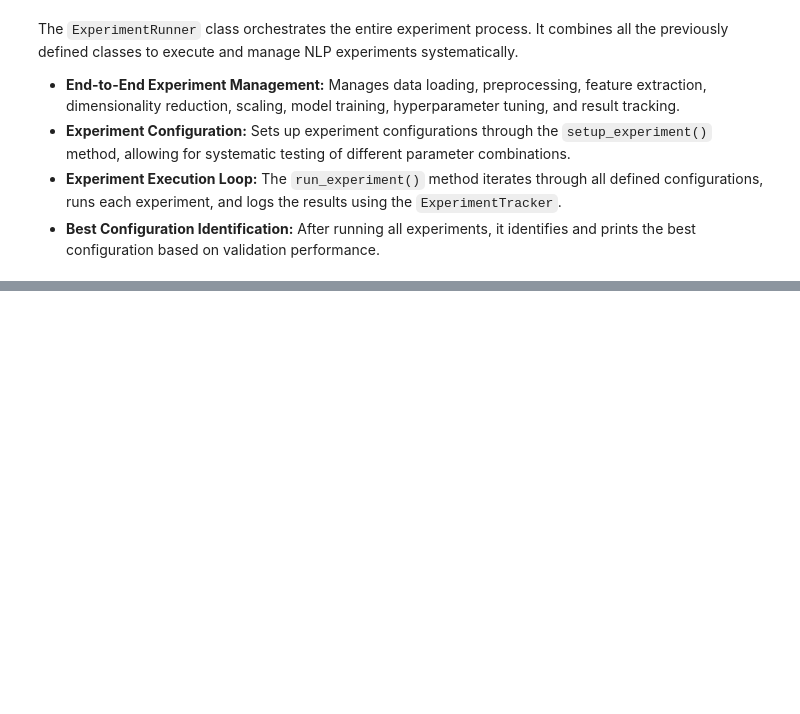
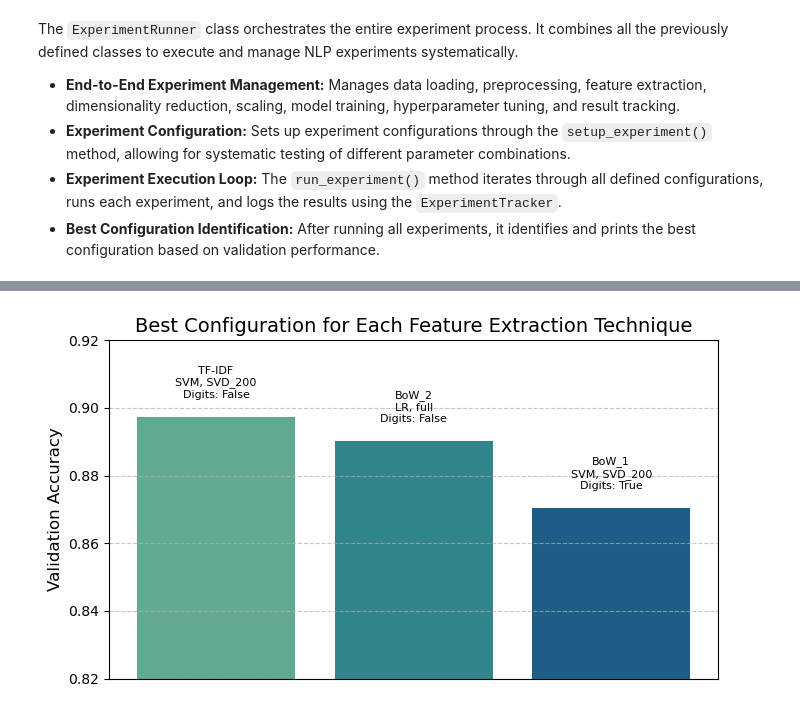
Before and after one commit to franciscopana/M.IA_Natural-Language-Processing, a Jupyter notebook: main.ipynb, the cells around one changed output, grey strips where cells are left out. Drawn from its saved outputs; the diff is of its cells as text; code cells hidden in the pictures; blank space fills up the shorter version.

```diff
--- a/main.ipynb
+++ b/main.ipynb
@@ -1229,0 +1232,33 @@ Processing file: data/train/train_cot.csv
+# %%
+best_configs = results_df.loc[results_df.groupby('feature_extraction')['val_score'].idxmax()]
+best_configs = best_configs.sort_values('val_score', ascending=False)
+
+plt.figure(figsize=(7, 4))
+bars = plt.bar(
+    range(len(best_configs)),
+    best_configs['val_score'],
+    color=sns.color_palette('crest', len(best_configs))
+)
+
+# Add labels with configuration details on top of each bar
+for i, bar in enumerate(bars):
+    config = best_configs.iloc[i]
+    label = f"{config['feature_extraction']}\n{config['model']}, {config['dim']}\nDigits: {config['include_digits']}"
+    plt.text(
+        bar.get_x() + bar.get_width()/2,
+        bar.get_height() + 0.005,
+        label,
+        ha='center', va='bottom',
+        fontsize=8, rotation=0
+    )
+
+plt.title('Best Configuration for Each Feature Extraction Technique', fontsize=14)
+plt.ylabel('Validation Accuracy', fontsize=12)
+plt.xticks([])  # Hide x-axis labels as we're using custom annotations
+plt.ylim(0.82, 0.92)
+plt.grid(axis='y', linestyle='--', alpha=0.7)
+plt.tight_layout()
+plt.savefig('results/plots/best_configs.png', dpi=300)
+plt.show()
+# %% [output]
+[figure, added]
```
Also changed, not shown: parts of 22 cells of this notebook, 6 other files.
